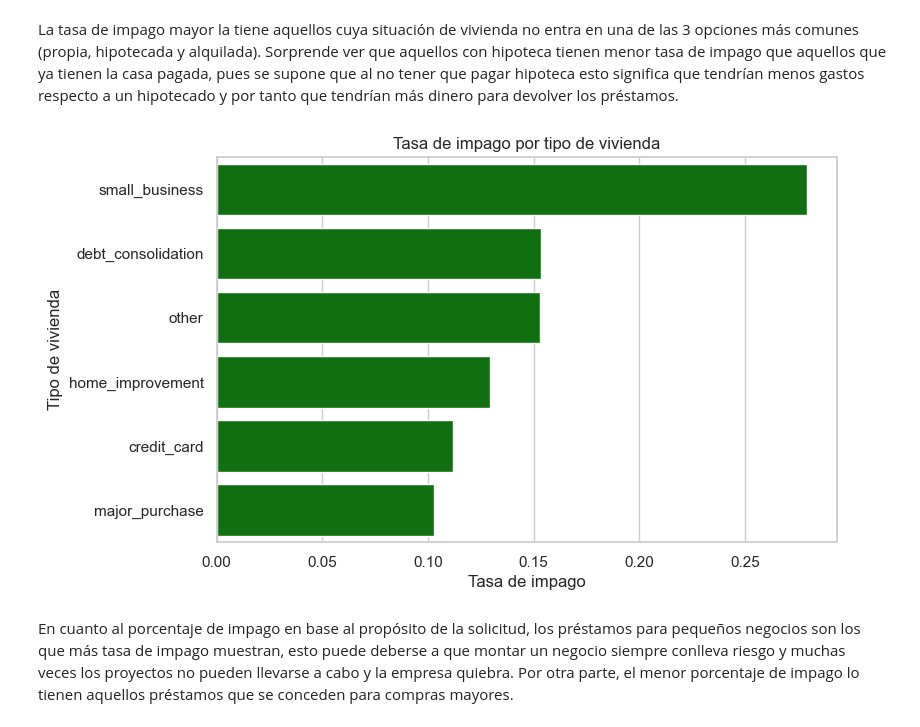
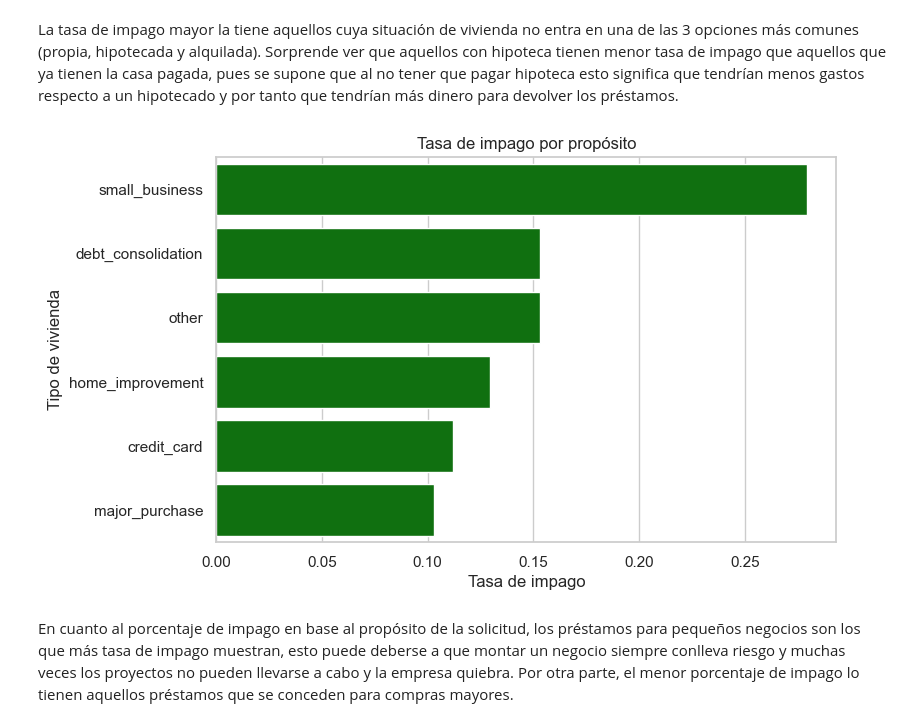
Before and after one commit to Jxweyy/CUNEF__PROYECTO_APRENDIZAJE_AUTOMATICO, a Jupyter notebook: 00_EDA.ipynb, the cells around one changed output. Cells and saved outputs as stored; diff of their text form; code cells hidden in the pictures.

```diff
--- a/00_EDA.ipynb
+++ b/00_EDA.ipynb
@@ -695,14 +695,14 @@ Sorprende ver que aquellos con hipoteca tienen menor tasa de impago que aquellos
 # %%
 impago_por_proposito = df.groupby("proposito")["impago"].mean().reset_index().sort_values("impago", ascending=False)
 
 plt.figure(figsize=(8,5))
 sns.barplot(data=impago_por_proposito, x="impago", y="proposito", color="green")
 plt.xlabel("Tasa de impago")
 plt.ylabel("Tipo de vivienda")
-plt.title("Tasa de impago por tipo de vivienda")
+plt.title("Tasa de impago por propósito")
 plt.show()
 # %% [output]
-[figure, old version]
+[figure, new version]
 # %% [markdown]
 En cuanto al porcentaje de impago en base al propósito de la solicitud, los préstamos para pequeños negocios son los que más tasa de impago muestran, esto puede deberse a que montar un negocio siempre conlleva riesgo y muchas veces los proyectos no pueden llevarse a cabo y la empresa quiebra.
 Por otra parte, el menor porcentaje de impago lo tienen aquellos préstamos que se conceden para compras mayores.
```
Also changed, not shown: parts of 31 cells of this notebook.
